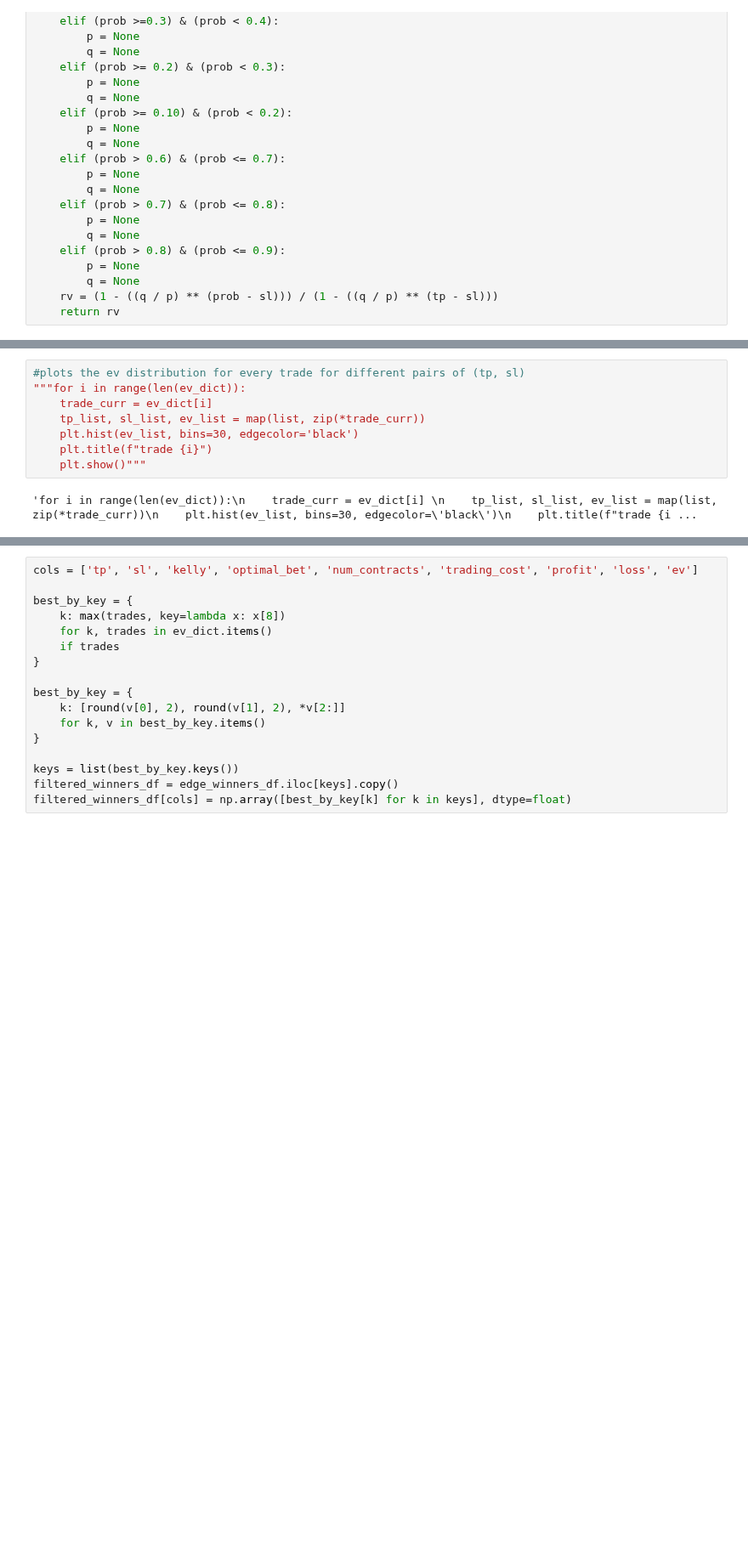
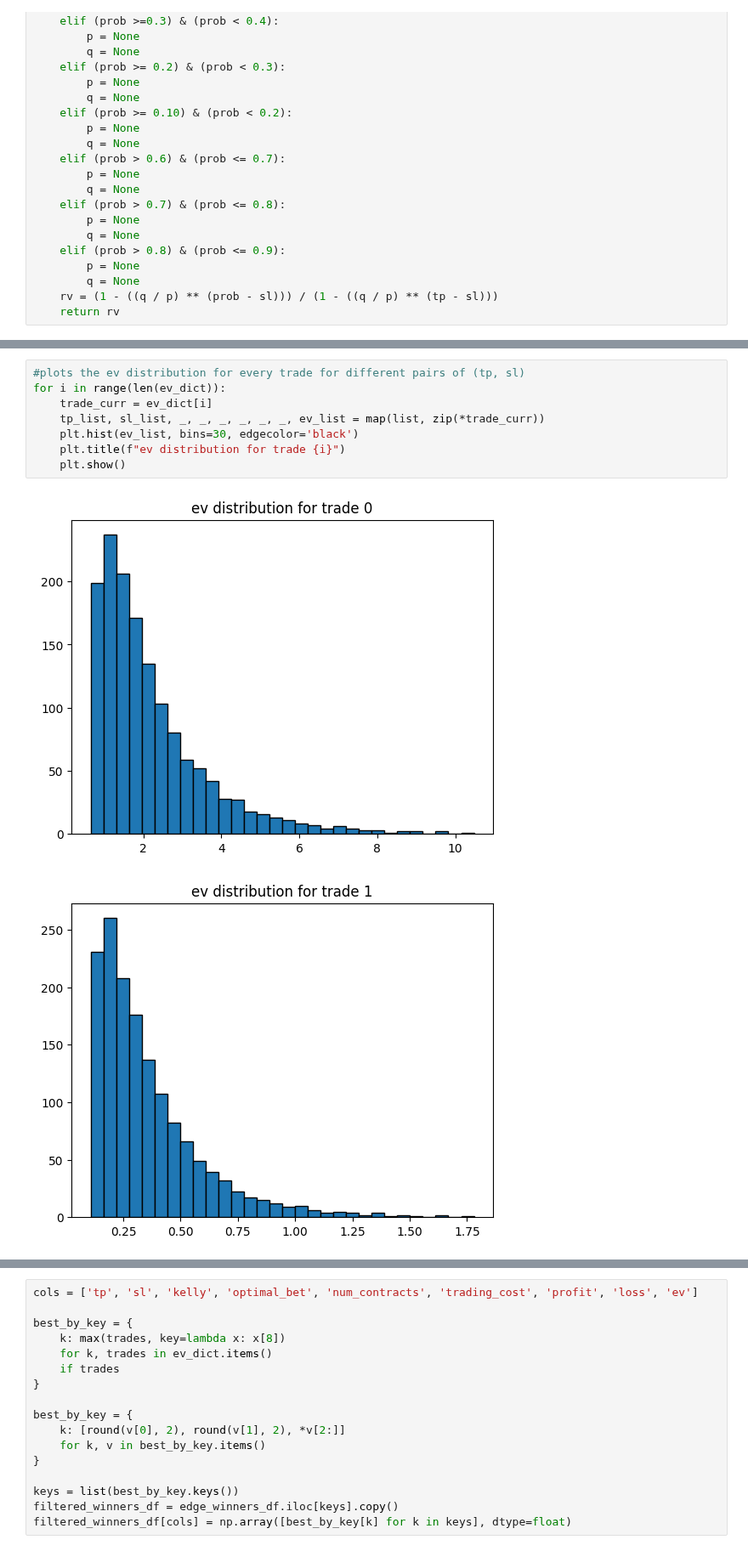
Before and after one commit to bassuaz24/kalshi_bets, a Jupyter notebook: jupyter_archive/cbb_data_analysis.ipynb, the cells around one changed output, grey strips where cells are left out. Shown at 85% size. Saved outputs shown, nothing was run; the diff lists cells and outputs as text; blank space fills up the shorter version.

```diff
--- a/jupyter_archive/cbb_data_analysis.ipynb
+++ b/jupyter_archive/cbb_data_analysis.ipynb
@@ -529,11 +531,12 @@ for i in range(len(edge_winners_df)):
             ev_dict[i].append([tp, sl, kelly, optimal_bet, num_contracts, trading_cost, profit, loss, ev])
 # %%
 #plots the ev distribution for every trade for different pairs of (tp, sl)
-"""for i in range(len(ev_dict)):
+for i in range(len(ev_dict)):
     trade_curr = ev_dict[i]
-    tp_list, sl_list, ev_list = map(list, zip(*trade_curr))
+    tp_list, sl_list, _, _, _, _, _, _, ev_list = map(list, zip(*trade_curr))
     plt.hist(ev_list, bins=30, edgecolor='black')
-    plt.title(f"trade {i}")
-    plt.show()"""
+    plt.title(f"ev distribution for trade {i}")
+    plt.show()
 # %% [output]
-'for i in range(len(ev_dict)):\n    trade_curr = ev_dict[i] \n    tp_list, sl_list, ev_list = map(list, zip(*trade_curr))\n    plt.hist(ev_list, bins=30, edgecolor=\'black\')\n    plt.title(f"trade {i ...
+[figure, added]
+[figure, added]
```
Also changed, not shown: parts of 8 cells of this notebook.
